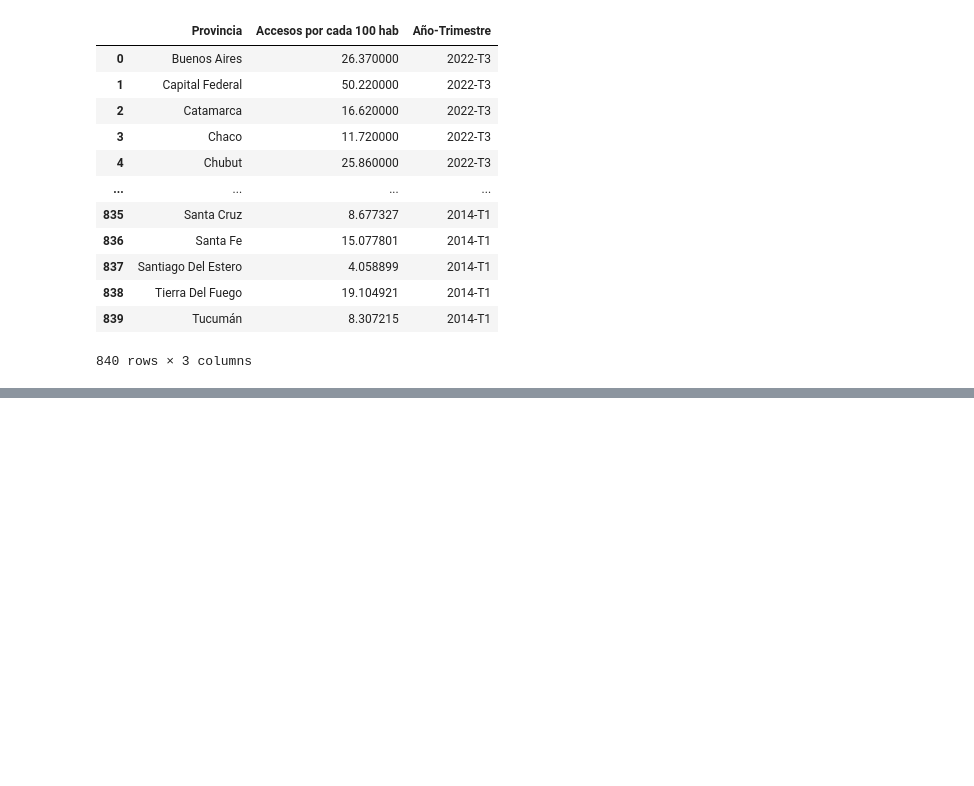
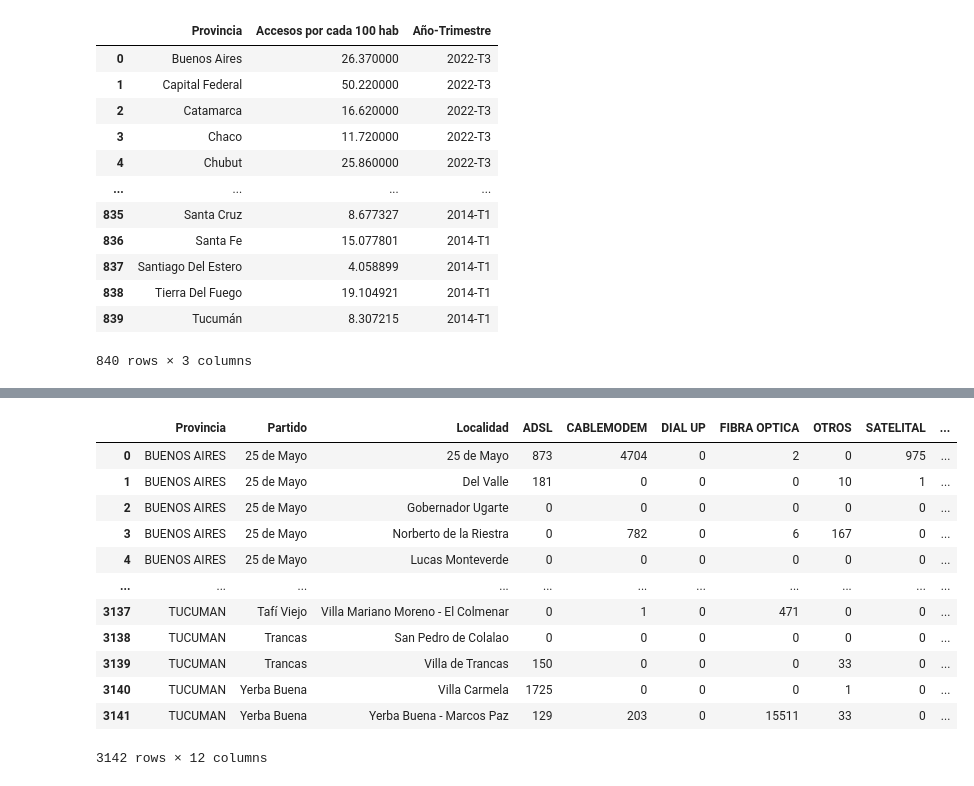
Before and after one commit to Galo0000/Analitics_Proyect, a Jupyter notebook: Extracion_datos.ipynb, the cells around one changed output, grey strips where cells are left out. Drawn from its saved outputs; the diff is of its cells as text; code cells hidden in the pictures; blank space fills up the shorter version.

```diff
--- a/Extracion_datos.ipynb
+++ b/Extracion_datos.ipynb
@@ -294,0 +252,5 @@ for Provincia in df_penetracion_internet['Provincia'].unique():
+# %%
+Accesos_Internet_fijo_tecnología_localidad = api_resp(result['datasets']+datasets_link[14]["guid"]+'/')
+df_Accesos_Internet_fijo_tecnología_localidad = pd.read_excel(Accesos_Internet_fijo_tecnología_localidad['download_url'])
+print(Accesos_Internet_fijo_tecnología_localidad['description'])
+df_Accesos_Internet_fijo_tecnología_localidad
@@ -295 +272,19 @@ for Provincia in df_penetracion_internet['Provincia'].unique():
+# %%
+df_Accesos_Internet_fijo_tecnología_localidad.drop('Link Indec',inplace=True,axis=1)
+# %%
+df_Accesos_Internet_fijo_tecnología_localidad
+# %% [output]
+|  | Provincia | Partido | Localidad | ADSL | CABLEMODEM | DIAL UP | FIBRA OPTICA | OTROS | SATELITAL | ... |
+| 0 | BUENOS AIRES | 25 de Mayo | 25 de Mayo | 873 | 4704 | 0 | 2 | 0 | 975 | ... |
+| 1 | BUENOS AIRES | 25 de Mayo | Del Valle | 181 | 0 | 0 | 0 | 10 | 1 | ... |
+| 2 | BUENOS AIRES | 25 de Mayo | Gobernador Ugarte | 0 | 0 | 0 | 0 | 0 | 0 | ... |
+| 3 | BUENOS AIRES | 25 de Mayo | Norberto de la Riestra | 0 | 782 | 0 | 6 | 167 | 0 | ... |
+| 4 | BUENOS AIRES | 25 de Mayo | Lucas Monteverde | 0 | 0 | 0 | 0 | 0 | 0 | ... |
+| ... | ... | ... | ... | ... | ... | ... | ... | ... | ... | ... |
+| 3137 | TUCUMAN | Tafí Viejo | Villa Mariano Moreno - El Colmenar | 0 | 1 | 0 | 471 | 0 | 0 | ... |
+| 3138 | TUCUMAN | Trancas | San Pedro de Colalao | 0 | 0 | 0 | 0 | 0 | 0 | ... |
+| 3139 | TUCUMAN | Trancas | Villa de Trancas | 150 | 0 | 0 | 0 | 33 | 0 | ... |
+| 3140 | TUCUMAN | Yerba Buena | Villa Carmela | 1725 | 0 | 0 | 0 | 1 | 0 | ... |
+| 3141 | TUCUMAN | Yerba Buena | Yerba Buena - Marcos Paz | 129 | 203 | 0 | 15511 | 33 | 0 | ... |
+3142 rows × 12 columns
 # %%
```
Also changed, not shown: parts of 9 cells of this notebook, 3 other files.
